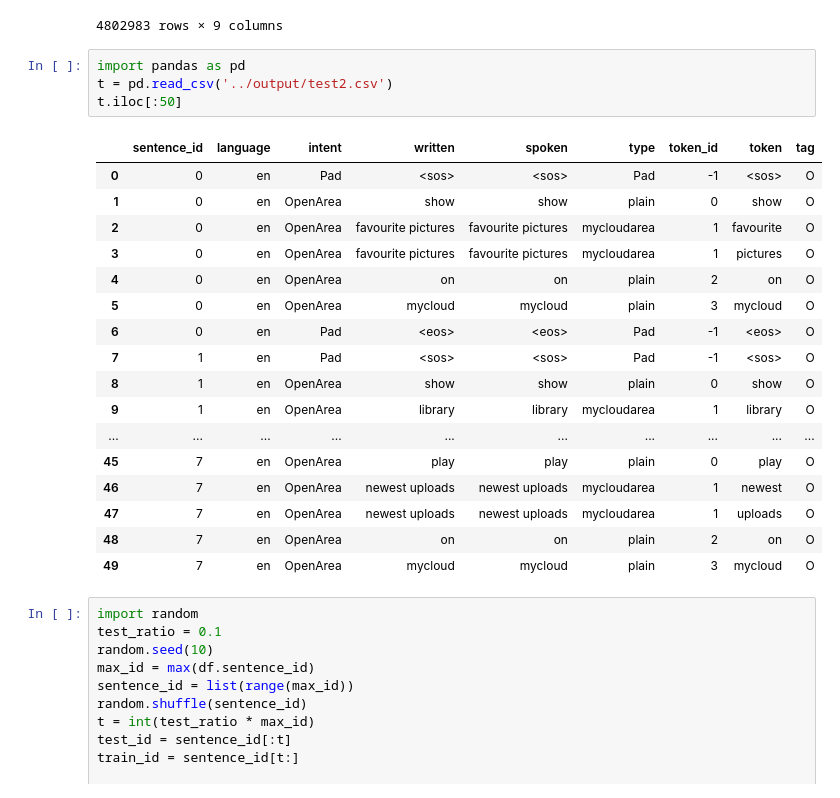
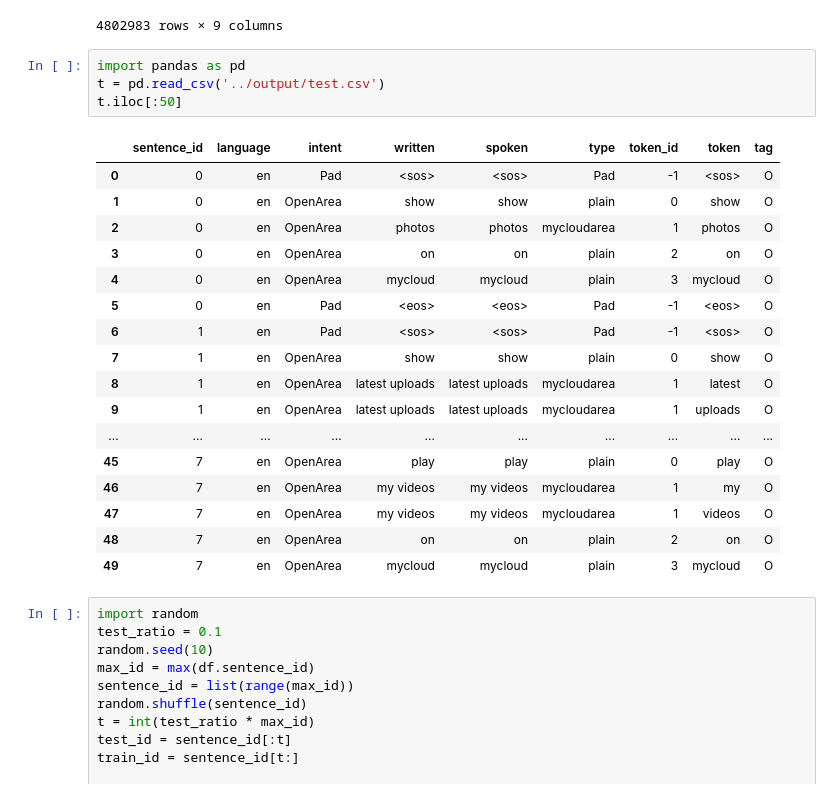
Before and after one commit to sting1000/generator, a Jupyter notebook: notebooks/ner.ipynb, the cells around one changed output. Drawn from its saved outputs; the diff is of its cells as text.

```diff
--- a/notebooks/ner.ipynb
+++ b/notebooks/ner.ipynb
@@ -35,24 +35,24 @@ df
 4802983 rows × 9 columns
 # %%
 import pandas as pd
-t = pd.read_csv('../output/test2.csv')
+t = pd.read_csv('../output/test.csv')
 t.iloc[:50]
 # %% [output]
 |  | sentence_id | language | intent | written | spoken | type | token_id | token | tag |
 | 0 | 0 | en | Pad | <sos> | <sos> | Pad | -1 | <sos> | O |
 | 1 | 0 | en | OpenArea | show | show | plain | 0 | show | O |
-| 2 | 0 | en | OpenArea | favourite pictures | favourite pictures | mycloudarea | 1 | favourite | O |
-| 3 | 0 | en | OpenArea | favourite pictures | favourite pictures | mycloudarea | 1 | pictures | O |
-| 4 | 0 | en | OpenArea | on | on | plain | 2 | on | O |
-| 5 | 0 | en | OpenArea | mycloud | mycloud | plain | 3 | mycloud | O |
-| 6 | 0 | en | Pad | <eos> | <eos> | Pad | -1 | <eos> | O |
-| 7 | 1 | en | Pad | <sos> | <sos> | Pad | -1 | <sos> | O |
-| 8 | 1 | en | OpenArea | show | show | plain | 0 | show | O |
-| 9 | 1 | en | OpenArea | library | library | mycloudarea | 1 | library | O |
+| 2 | 0 | en | OpenArea | photos | photos | mycloudarea | 1 | photos | O |
+| 3 | 0 | en | OpenArea | on | on | plain | 2 | on | O |
+| 4 | 0 | en | OpenArea | mycloud | mycloud | plain | 3 | mycloud | O |
+| 5 | 0 | en | Pad | <eos> | <eos> | Pad | -1 | <eos> | O |
+| 6 | 1 | en | Pad | <sos> | <sos> | Pad | -1 | <sos> | O |
+| 7 | 1 | en | OpenArea | show | show | plain | 0 | show | O |
+| 8 | 1 | en | OpenArea | latest uploads | latest uploads | mycloudarea | 1 | latest | O |
+| 9 | 1 | en | OpenArea | latest uploads | latest uploads | mycloudarea | 1 | uploads | O |
 | ... | ... | ... | ... | ... | ... | ... | ... | ... | ... |
 | 45 | 7 | en | OpenArea | play | play | plain | 0 | play | O |
-| 46 | 7 | en | OpenArea | newest uploads | newest uploads | mycloudarea | 1 | newest | O |
-| 47 | 7 | en | OpenArea | newest uploads | newest uploads | mycloudarea | 1 | uploads | O |
+| 46 | 7 | en | OpenArea | my videos | my videos | mycloudarea | 1 | my | O |
+| 47 | 7 | en | OpenArea | my videos | my videos | mycloudarea | 1 | videos | O |
 | 48 | 7 | en | OpenArea | on | on | plain | 2 | on | O |
 | 49 | 7 | en | OpenArea | mycloud | mycloud | plain | 3 | mycloud | O |
 # %%
```
Also changed, not shown: 23 other files.
